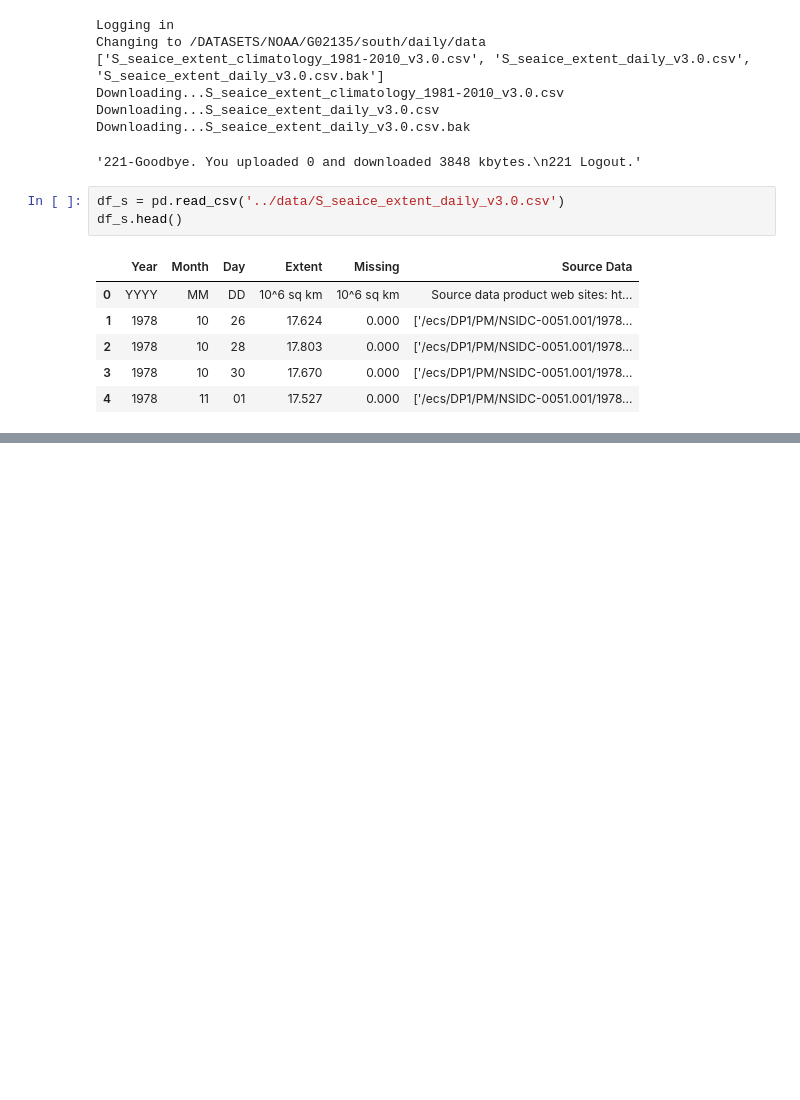
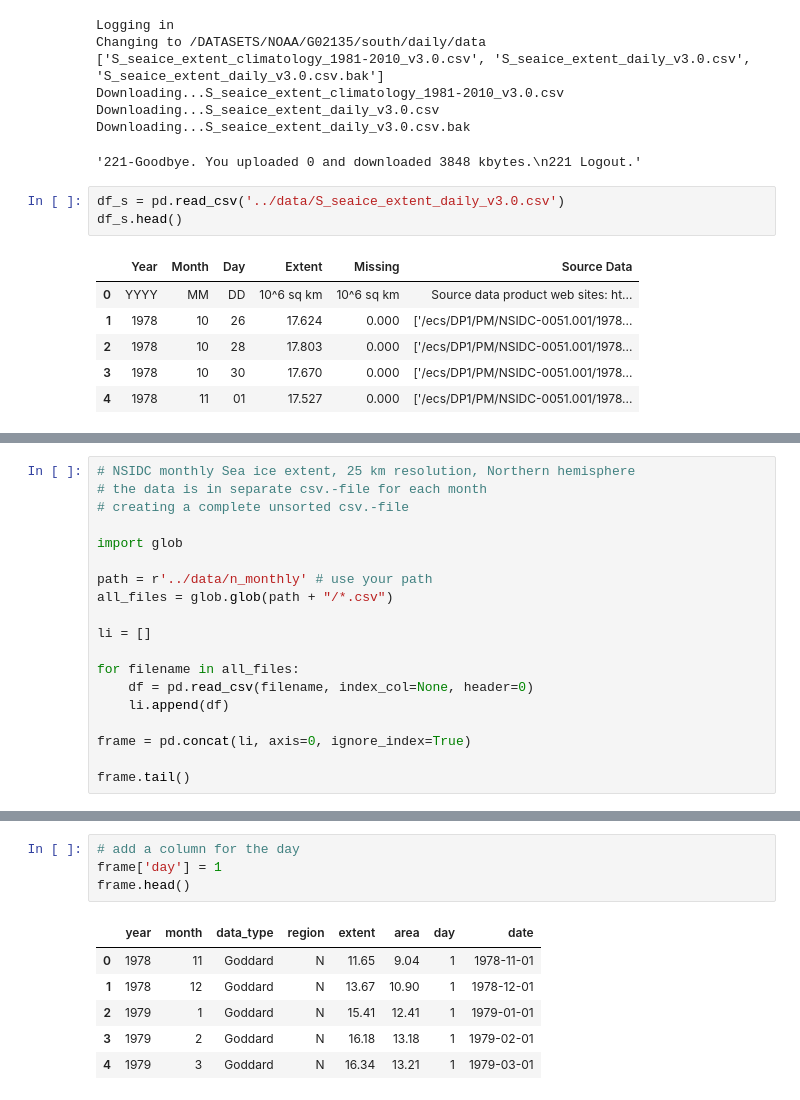
Before and after one commit to KathGo/ice_cream, a Jupyter notebook: notebooks/EDA.ipynb, the cells around one changed output, grey strips where cells are left out. Drawn from its saved outputs; the diff is of its cells as text; blank space fills up the shorter version.

```diff
--- a/notebooks/EDA.ipynb
+++ b/notebooks/EDA.ipynb
@@ -143,0 +249,19 @@ df_s.head()
+# %%
+# NSIDC monthly Sea ice extent, 25 km resolution, Northern hemisphere
+# the data is in separate csv.-file for each month
+# creating a complete unsorted csv.-file
+
+import glob
+
+path = r'../data/n_monthly' # use your path
+all_files = glob.glob(path + "/*.csv")
+
+li = []
+
+for filename in all_files:
+    df = pd.read_csv(filename, index_col=None, header=0)
+    li.append(df)
+
+frame = pd.concat(li, axis=0, ignore_index=True)
+
+frame.tail()
@@ -143,0 +275,11 @@ df_s.head()
+# %%
+# add a column for the day
+frame['day'] = 1
+frame.head()
+# %% [output]
+|  | year | month | data_type | region | extent | area | day | date |
+| 0 | 1978 | 11 | Goddard | N | 11.65 | 9.04 | 1 | 1978-11-01 |
+| 1 | 1978 | 12 | Goddard | N | 13.67 | 10.90 | 1 | 1978-12-01 |
+| 2 | 1979 | 1 | Goddard | N | 15.41 | 12.41 | 1 | 1979-01-01 |
+| 3 | 1979 | 2 | Goddard | N | 16.18 | 13.18 | 1 | 1979-02-01 |
+| 4 | 1979 | 3 | Goddard | N | 16.34 | 13.21 | 1 | 1979-03-01 |
```
Also changed, not shown: parts of 23 cells of this notebook.
